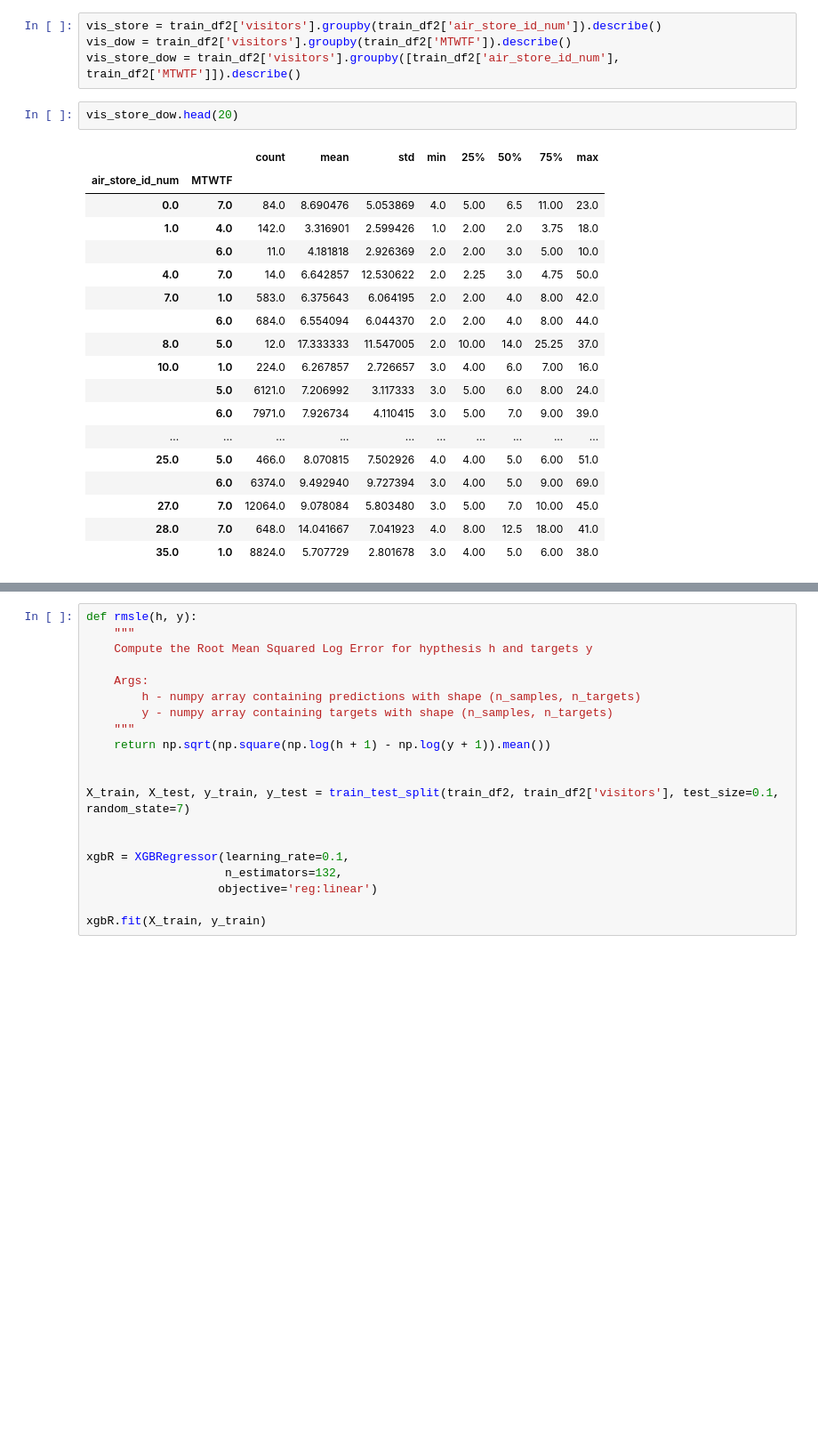
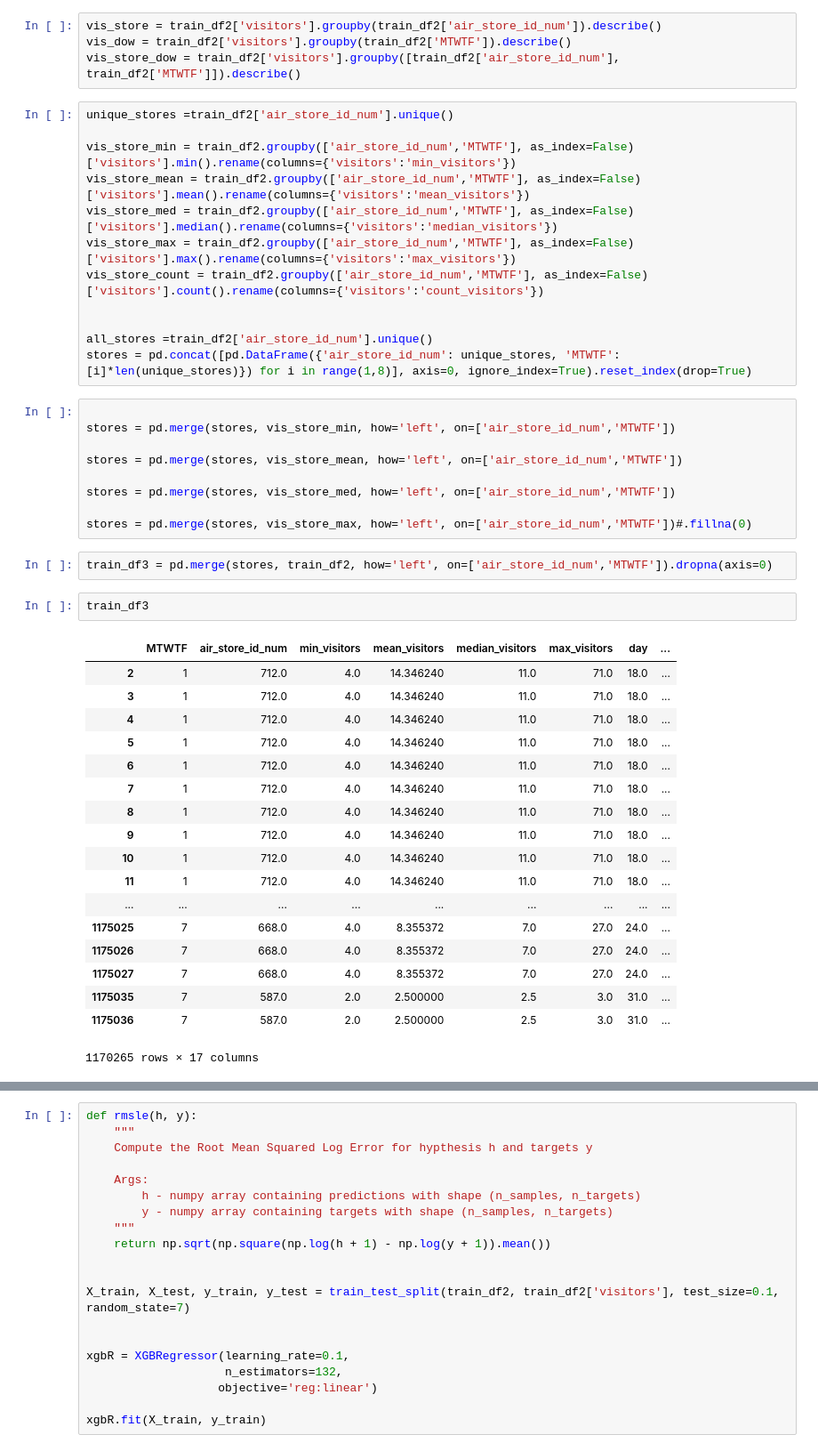
Before and after one commit to jmt7080/Forecasting_visitors, a Jupyter notebook: restaurant_notebook.ipynb, the cells around one changed output, grey strips where cells are left out. Shown: that part at 89% size. Cells and saved outputs as stored; diff of their text form; blank space fills up the shorter version.

Commit message:
Feats: Add code for groupby

```diff
--- a/restaurant_notebook.ipynb
+++ b/restaurant_notebook.ipynb
@@ -247,24 +247,47 @@ sub_df5.head(5)
 vis_store = train_df2['visitors'].groupby(train_df2['air_store_id_num']).describe()
 vis_dow = train_df2['visitors'].groupby(train_df2['MTWTF']).describe()
 vis_store_dow = train_df2['visitors'].groupby([train_df2['air_store_id_num'], train_df2['MTWTF']]).describe()
-# %%
-vis_store_dow.head(20)
-# %% [output]
-|  |  | count | mean | std | min | 25% | 50% | 75% | max |
-| air_store_id_num | MTWTF |  |  |  |  |  |  |  |  |
-| 0.0 | 7.0 | 84.0 | 8.690476 | 5.053869 | 4.0 | 5.00 | 6.5 | 11.00 | 23.0 |
-| 1.0 | 4.0 | 142.0 | 3.316901 | 2.599426 | 1.0 | 2.00 | 2.0 | 3.75 | 18.0 |
-|  | 6.0 | 11.0 | 4.181818 | 2.926369 | 2.0 | 2.00 | 3.0 | 5.00 | 10.0 |
-| 4.0 | 7.0 | 14.0 | 6.642857 | 12.530622 | 2.0 | 2.25 | 3.0 | 4.75 | 50.0 |
-| 7.0 | 1.0 | 583.0 | 6.375643 | 6.064195 | 2.0 | 2.00 | 4.0 | 8.00 | 42.0 |
-|  | 6.0 | 684.0 | 6.554094 | 6.044370 | 2.0 | 2.00 | 4.0 | 8.00 | 44.0 |
-| 8.0 | 5.0 | 12.0 | 17.333333 | 11.547005 | 2.0 | 10.00 | 14.0 | 25.25 | 37.0 |
-| 10.0 | 1.0 | 224.0 | 6.267857 | 2.726657 | 3.0 | 4.00 | 6.0 | 7.00 | 16.0 |
-|  | 5.0 | 6121.0 | 7.206992 | 3.117333 | 3.0 | 5.00 | 6.0 | 8.00 | 24.0 |
-|  | 6.0 | 7971.0 | 7.926734 | 4.110415 | 3.0 | 5.00 | 7.0 | 9.00 | 39.0 |
-| ... | ... | ... | ... | ... | ... | ... | ... | ... | ... |
-| 25.0 | 5.0 | 466.0 | 8.070815 | 7.502926 | 4.0 | 4.00 | 5.0 | 6.00 | 51.0 |
-|  | 6.0 | 6374.0 | 9.492940 | 9.727394 | 3.0 | 4.00 | 5.0 | 9.00 | 69.0 |
-| 27.0 | 7.0 | 12064.0 | 9.078084 | 5.803480 | 3.0 | 5.00 | 7.0 | 10.00 | 45.0 |
-| 28.0 | 7.0 | 648.0 | 14.041667 | 7.041923 | 4.0 | 8.00 | 12.5 | 18.00 | 41.0 |
-| 35.0 | 1.0 | 8824.0 | 5.707729 | 2.801678 | 3.0 | 4.00 | 5.0 | 6.00 | 38.0 |
+# %%
+unique_stores =train_df2['air_store_id_num'].unique()
+
+vis_store_min = train_df2.groupby(['air_store_id_num','MTWTF'], as_index=False)['visitors'].min().rename(columns={'visitors':'min_visitors'})
+vis_store_mean = train_df2.groupby(['air_store_id_num','MTWTF'], as_index=False)['visitors'].mean().rename(columns={'visitors':'mean_visitors'})
+vis_store_med = train_df2.groupby(['air_store_id_num','MTWTF'], as_index=False)['visitors'].median().rename(columns={'visitors':'median_visitors'})
+vis_store_max = train_df2.groupby(['air_store_id_num','MTWTF'], as_index=False)['visitors'].max().rename(columns={'visitors':'max_visitors'})
+vis_store_count = train_df2.groupby(['air_store_id_num','MTWTF'], as_index=False)['visitors'].count().rename(columns={'visitors':'count_visitors'})
+
+
+all_stores =train_df2['air_store_id_num'].unique()
+stores = pd.concat([pd.DataFrame({'air_store_id_num': unique_stores, 'MTWTF': [i]*len(unique_stores)}) for i in range(1,8)], axis=0, ignore_index=True).reset_index(drop=True)
+# %%
+
+stores = pd.merge(stores, vis_store_min, how='left', on=['air_store_id_num','MTWTF'])
+
+stores = pd.merge(stores, vis_store_mean, how='left', on=['air_store_id_num','MTWTF'])
+
+stores = pd.merge(stores, vis_store_med, how='left', on=['air_store_id_num','MTWTF'])
+
+stores = pd.merge(stores, vis_store_max, how='left', on=['air_store_id_num','MTWTF'])#.fillna(0)
+# %%
+train_df3 = pd.merge(stores, train_df2, how='left', on=['air_store_id_num','MTWTF']).dropna(axis=0)
+# %%
+train_df3
+# %% [output]
+|  | MTWTF | air_store_id_num | min_visitors | mean_visitors | median_visitors | max_visitors | day | ... |
+| 2 | 1 | 712.0 | 4.0 | 14.346240 | 11.0 | 71.0 | 18.0 | ... |
+| 3 | 1 | 712.0 | 4.0 | 14.346240 | 11.0 | 71.0 | 18.0 | ... |
+| 4 | 1 | 712.0 | 4.0 | 14.346240 | 11.0 | 71.0 | 18.0 | ... |
+| 5 | 1 | 712.0 | 4.0 | 14.346240 | 11.0 | 71.0 | 18.0 | ... |
+| 6 | 1 | 712.0 | 4.0 | 14.346240 | 11.0 | 71.0 | 18.0 | ... |
+| 7 | 1 | 712.0 | 4.0 | 14.346240 | 11.0 | 71.0 | 18.0 | ... |
+| 8 | 1 | 712.0 | 4.0 | 14.346240 | 11.0 | 71.0 | 18.0 | ... |
+| 9 | 1 | 712.0 | 4.0 | 14.346240 | 11.0 | 71.0 | 18.0 | ... |
+| 10 | 1 | 712.0 | 4.0 | 14.346240 | 11.0 | 71.0 | 18.0 | ... |
+| 11 | 1 | 712.0 | 4.0 | 14.346240 | 11.0 | 71.0 | 18.0 | ... |
+| ... | ... | ... | ... | ... | ... | ... | ... | ... |
+| 1175025 | 7 | 668.0 | 4.0 | 8.355372 | 7.0 | 27.0 | 24.0 | ... |
+| 1175026 | 7 | 668.0 | 4.0 | 8.355372 | 7.0 | 27.0 | 24.0 | ... |
+| 1175027 | 7 | 668.0 | 4.0 | 8.355372 | 7.0 | 27.0 | 24.0 | ... |
+| 1175035 | 7 | 587.0 | 2.0 | 2.500000 | 2.5 | 3.0 | 31.0 | ... |
+| 1175036 | 7 | 587.0 | 2.0 | 2.500000 | 2.5 | 3.0 | 31.0 | ... |
+1170265 rows × 17 columns
```
Also changed, not shown: parts of 3 cells of this notebook.
